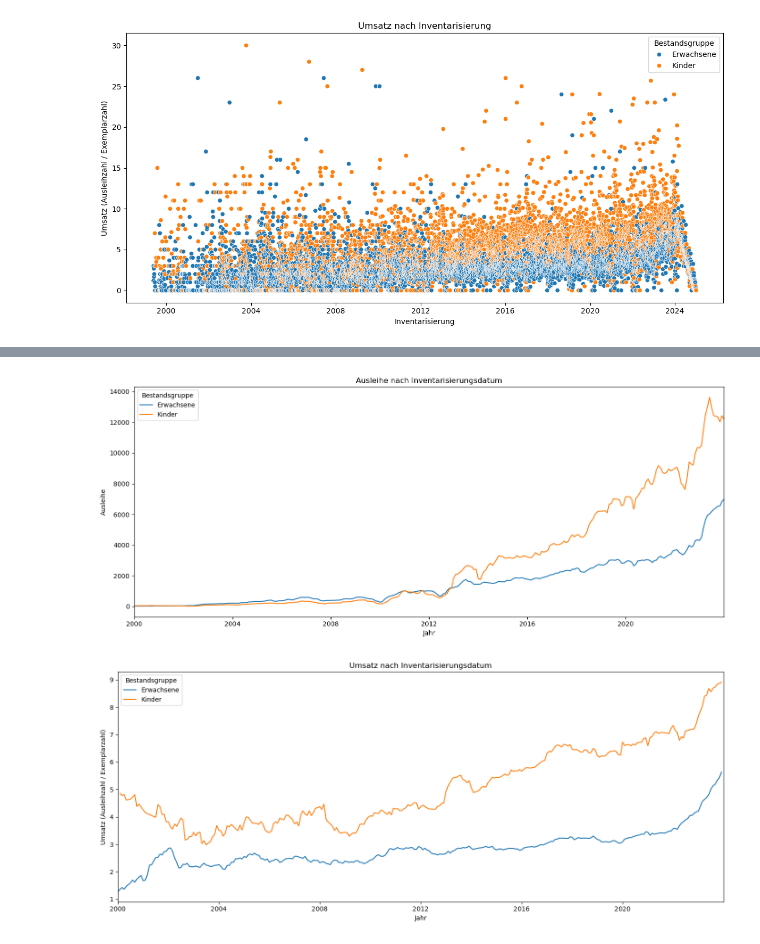
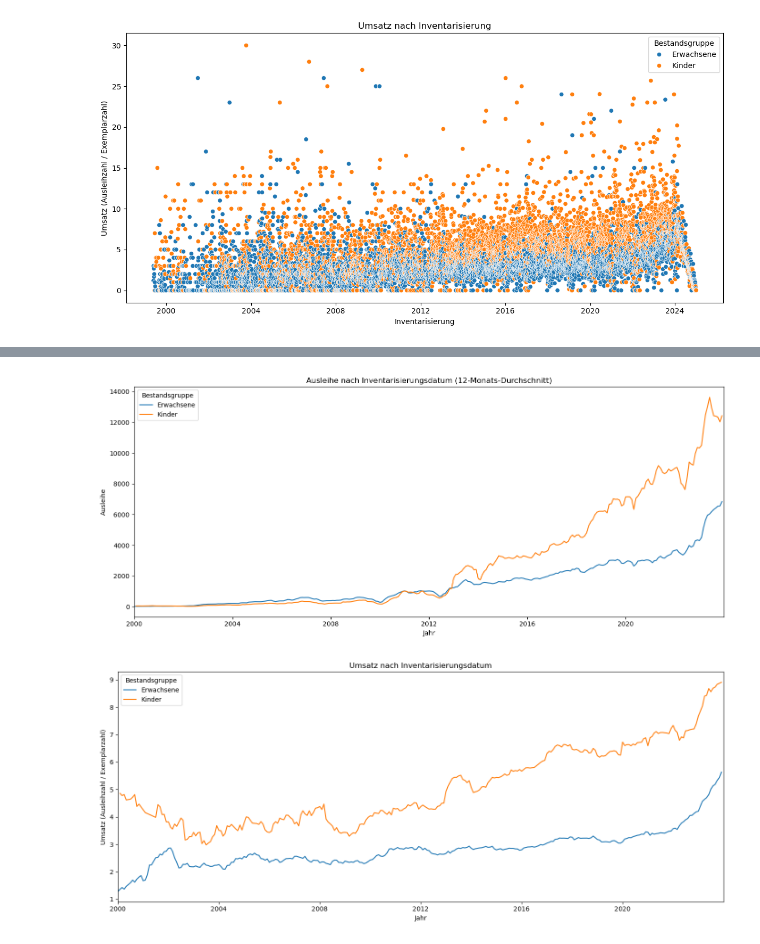
Before and after one commit to BeatriceM476/Final-project, a Jupyter notebook: BesEx_2024.ipynb, the cells around one changed output, grey strips where cells are left out. Saved outputs shown, nothing was run; the diff lists cells and outputs as text; code cells hidden in the pictures.

```diff
--- a/BesEx_2024.ipynb
+++ b/BesEx_2024.ipynb
@@ -431,29 +434,51 @@ BesEx_2024_df
 330979 rows × 17 columns
 # %%
-# Lissage: 12-Monats-Gleitender Durchschnitt
+# 1. S'assurer que la colonne Inventarisierung est en datetime
+BesEx_2024_df['Inventarisierung'] = pd.to_datetime(BesEx_2024_df['Inventarisierung'], format="%Y-%m")
+
+# 2. Créer une colonne Année-Mois
+BesEx_2024_df['JahrMonat'] = BesEx_2024_df['Inventarisierung'].dt.to_period('M').dt.to_timestamp()
+
+# 3. Agréger par mois et groupe Fachst_2
+ausl_monatlich = (
+    BesEx_2024_df
+    .groupby(['JahrMonat', 'Fachst_2'])['Sum_Ausl']
+    .sum()
+    .reset_index()
+)
+
+# 4. Calculer le lissage 12 mois
 ausl_monatlich['Sum_Ausl_roll'] = (
     ausl_monatlich
     .groupby('Fachst_2')['Sum_Ausl']
     .transform(lambda x: x.rolling(12, min_periods=1).mean())
 )
 
-# Plot avec la série lissée
+# 5. Définir les dates limites
+start_date = "2000-01-01"
+end_date = "2023-12-31"
+ausl_monatlich_filtered = ausl_monatlich[
+    (ausl_monatlich['JahrMonat'] >= pd.to_datetime(start_date)) &
+    (ausl_monatlich['JahrMonat'] <= pd.to_datetime(end_date))
+]
+
+# 6. Plot
 plt.figure(figsize=(14,6))
 sns.lineplot(
-    data=ausl_monatlich,
+    data=ausl_monatlich_filtered,
     x="JahrMonat",
     y="Sum_Ausl_roll",
     hue="Fachst_2"
 )
-plt.title("Ausleihe nach Inventarisierungsdatum")
+plt.title("Ausleihe nach Inventarisierungsdatum (12-Monats-Durchschnitt)")
 plt.xlabel("Jahr")
 plt.ylabel("Ausleihe")
 plt.legend(title="Bestandsgruppe")
 plt.xlim(pd.to_datetime(start_date), pd.to_datetime(end_date))
 plt.tight_layout()
 plt.show()
 # %% [output]
-[figure, old version]
+[figure, new version]
 # %%
 # 1. S'assurer que la colonne date est en datetime
 BesEx_2024_df['Inventarisierung'] = pd.to_datetime(BesEx_2024_df['Inventarisierung'], format="%Y-%m")
```
Also changed, not shown: parts of 17 cells of this notebook, 1 other file.
